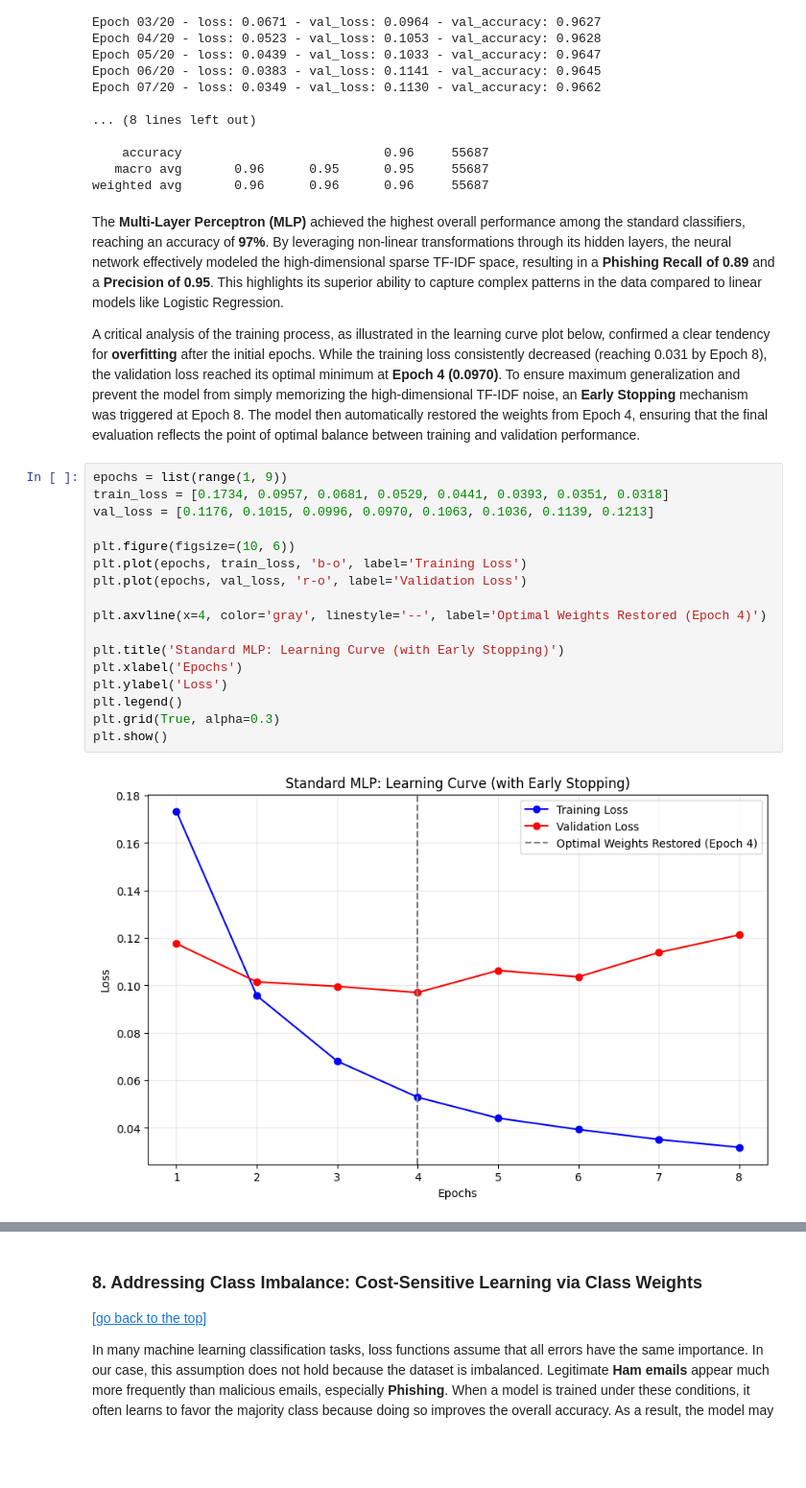
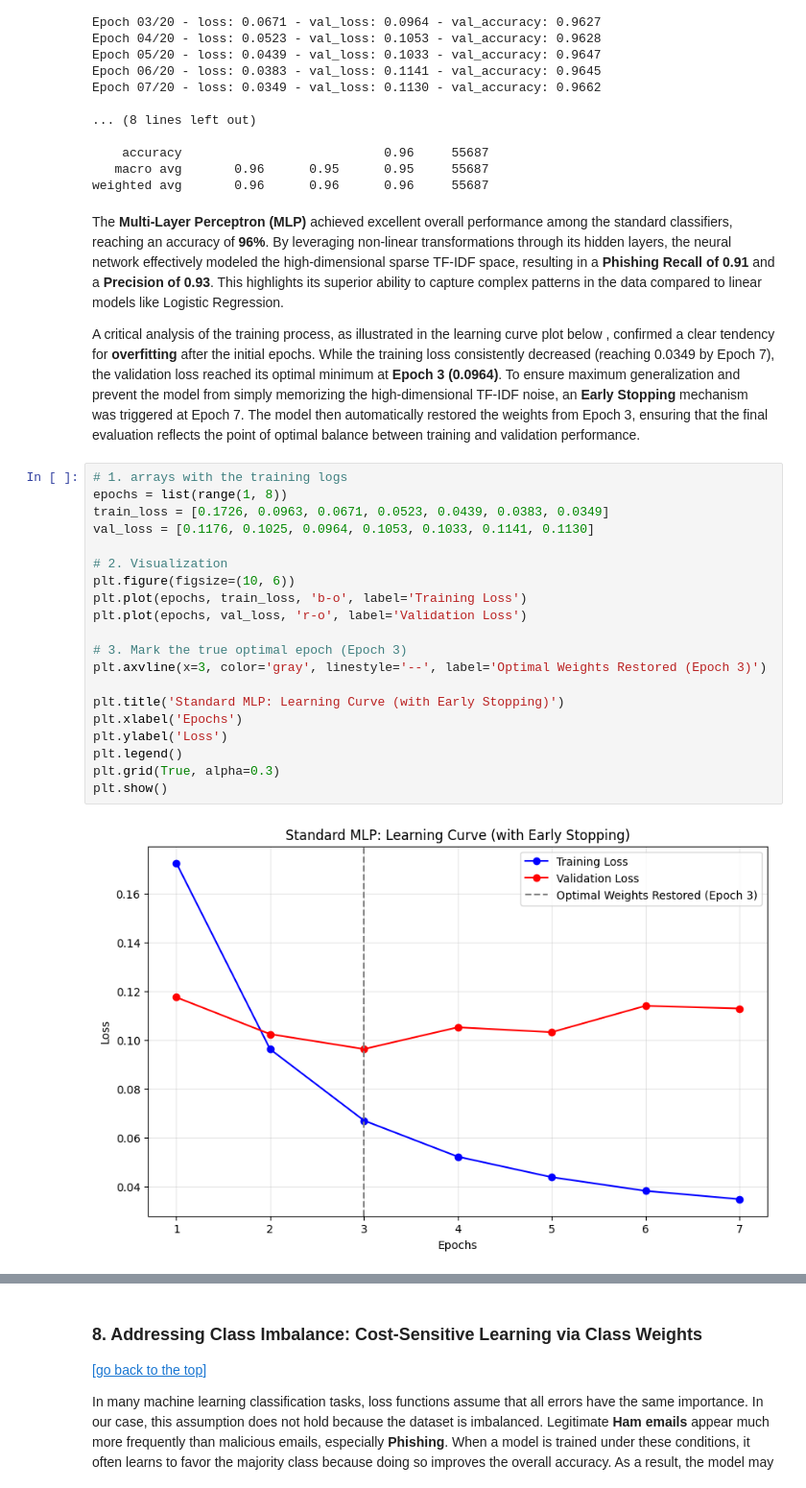
Before and after one commit to Alejandro-131004/Natural-Language-Processing, a Jupyter notebook: Project.ipynb, the cells around one changed output, grey strips where cells are left out. Shown at 96% size. Saved outputs shown, nothing was run; the diff lists cells and outputs as text; blank space fills up the shorter version.

```diff
--- a/Project.ipynb
+++ b/Project.ipynb
@@ -1668,28 +1689,31 @@ Epoch 07/20 - loss: 0.0349 - val_loss: 0.1130 - val_accuracy: 0.9662
    macro avg       0.96      0.95      0.95     55687
 weighted avg       0.96      0.96      0.96     55687
 # %% [markdown]
-The **Multi-Layer Perceptron (MLP)** achieved the highest overall performance among the standard classifiers, reaching an accuracy of **97%**. By leveraging non-linear transformations through its hidden layers, the neural network effectively modeled the high-dimensional sparse TF-IDF space, resulting in a **Phishing Recall of 0.89** and a **Precision of 0.95**. This highlights its superior ability to capture complex patterns in the data compared to linear models like Logistic Regression.
+The **Multi-Layer Perceptron (MLP)** achieved excellent overall performance among the standard classifiers, reaching an accuracy of **96%**. By leveraging non-linear transformations through its hidden layers, the neural network effectively modeled the high-dimensional sparse TF-IDF space, resulting in a **Phishing Recall of 0.91** and a **Precision of 0.93**. This highlights its superior ability to capture complex patterns in the data compared to linear models like Logistic Regression.
 
-A critical analysis of the training process, as illustrated in the learning curve plot below, confirmed a clear tendency for **overfitting** after the initial epochs. While the training loss consistently decreased (reaching 0.031 by Epoch 8), the validation loss reached its optimal minimum at **Epoch 4 (0.0970)**. To ensure maximum generalization and prevent the model from simply memorizing the high-dimensional TF-IDF noise, an **Early Stopping** mechanism was triggered at Epoch 8. The model then automatically restored the weights from Epoch 4, ensuring that the final evaluation reflects the point of optimal balance between training and validation performance.
+A critical analysis of the training process, as illustrated in the learning curve plot below , confirmed a clear tendency for **overfitting** after the initial epochs. While the training loss consistently decreased (reaching 0.0349 by Epoch 7), the validation loss reached its optimal minimum at **Epoch 3 (0.0964)**. To ensure maximum generalization and prevent the model from simply memorizing the high-dimensional TF-IDF noise, an **Early Stopping** mechanism was triggered at Epoch 7. The model then automatically restored the weights from Epoch 3, ensuring that the final evaluation reflects the point of optimal balance between training and validation performance.
 # %%
-epochs = list(range(1, 9))
-train_loss = [0.1734, 0.0957, 0.0681, 0.0529, 0.0441, 0.0393, 0.0351, 0.0318]
-val_loss = [0.1176, 0.1015, 0.0996, 0.0970, 0.1063, 0.1036, 0.1139, 0.1213]
+# 1. arrays with the training logs
+epochs = list(range(1, 8))
+train_loss = [0.1726, 0.0963, 0.0671, 0.0523, 0.0439, 0.0383, 0.0349]
+val_loss = [0.1176, 0.1025, 0.0964, 0.1053, 0.1033, 0.1141, 0.1130]
 
+# 2. Visualization
 plt.figure(figsize=(10, 6))
 plt.plot(epochs, train_loss, 'b-o', label='Training Loss')
 plt.plot(epochs, val_loss, 'r-o', label='Validation Loss')
 
-plt.axvline(x=4, color='gray', linestyle='--', label='Optimal Weights Restored (Epoch 4)')
+# 3. Mark the true optimal epoch (Epoch 3)
+plt.axvline(x=3, color='gray', linestyle='--', label='Optimal Weights Restored (Epoch 3)')
 
 plt.title('Standard MLP: Learning Curve (with Early Stopping)')
 plt.xlabel('Epochs')
 plt.ylabel('Loss')
 plt.legend()
 plt.grid(True, alpha=0.3)
 plt.show()
 # %% [output]
-[figure, old version]
+[figure, new version]
 # %% [markdown]
 #### 7.5. Comparison of Standard Models
 [[go back to the topic]](#7-classification-models)
```
Also changed, not shown: parts of 33 cells of this notebook, 1 other file.
